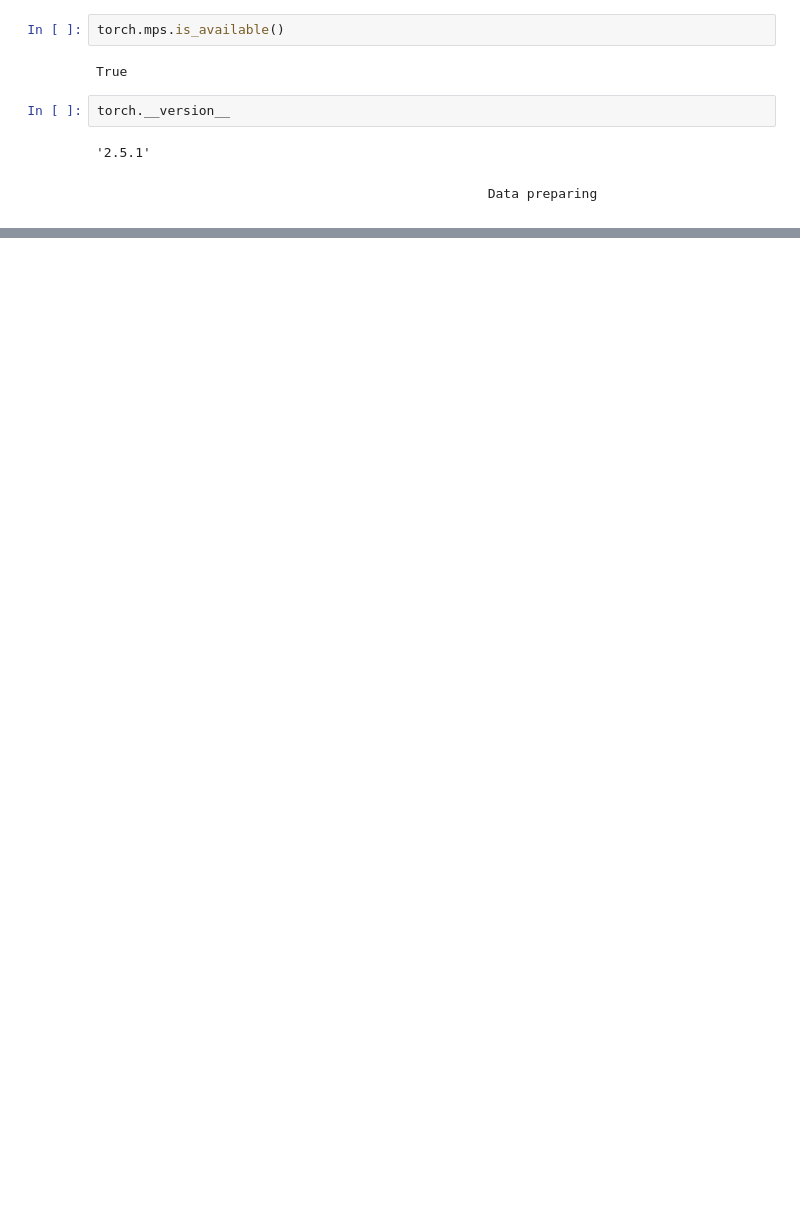
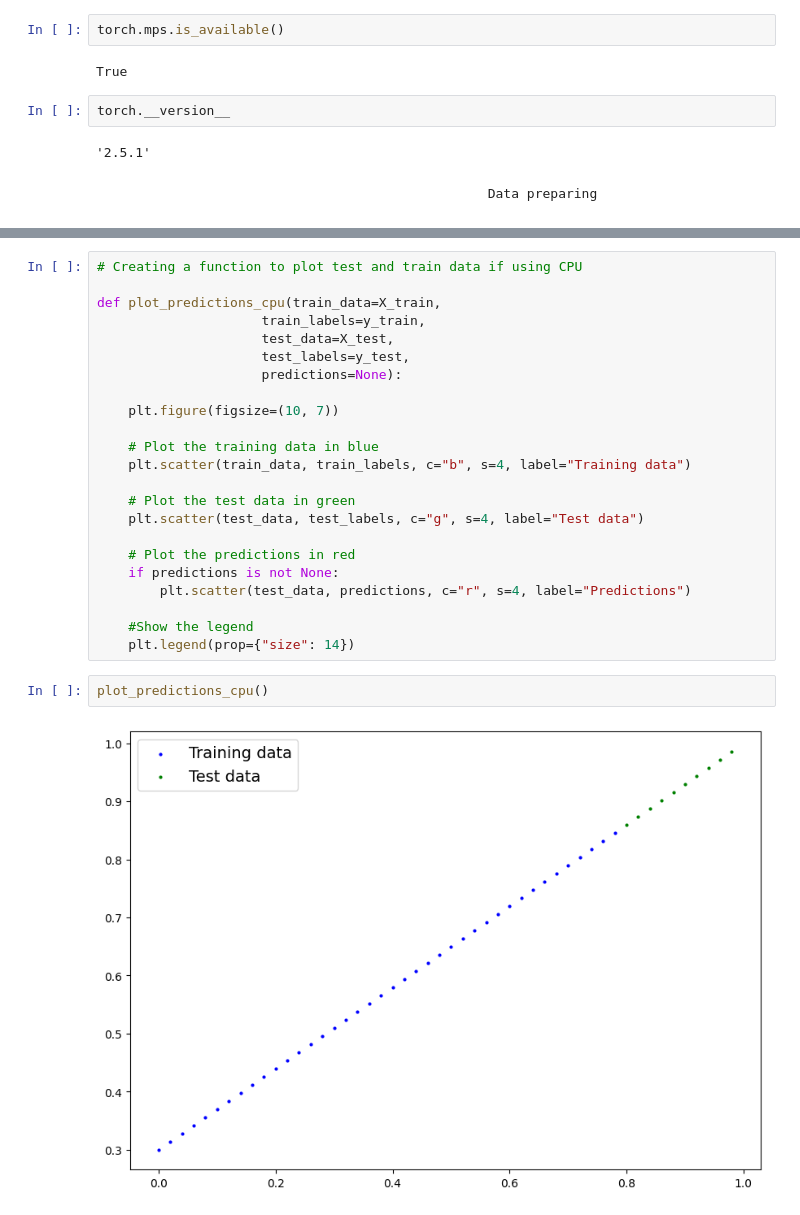
Before and after one commit to dkonuk/pytorch, a Jupyter notebook: Pytorch_deep_learning/01_pytorch_workflow.ipynb, the cells around one changed output, grey strips where cells are left out. Cells and saved outputs as stored; diff of their text form; blank space fills up the shorter version.

```diff
--- a/Pytorch_deep_learning/01_pytorch_workflow.ipynb
+++ b/Pytorch_deep_learning/01_pytorch_workflow.ipynb
@@ -104,0 +85,27 @@ len(X_train), len(y_train), len(X_test), len(y_test)
+# %%
+# Creating a function to plot test and train data if using CPU
+
+def plot_predictions_cpu(train_data=X_train,
+                     train_labels=y_train,
+                     test_data=X_test,
+                     test_labels=y_test,
+                     predictions=None):
+
+    plt.figure(figsize=(10, 7))
+
+    # Plot the training data in blue
+    plt.scatter(train_data, train_labels, c="b", s=4, label="Training data")
+
+    # Plot the test data in green
+    plt.scatter(test_data, test_labels, c="g", s=4, label="Test data")
+
+    # Plot the predictions in red
+    if predictions is not None:
+        plt.scatter(test_data, predictions, c="r", s=4, label="Predictions")
+
+    #Show the legend
+    plt.legend(prop={"size": 14})
+# %%
+plot_predictions_cpu()
+# %% [output]
+[figure, added]
```
Also changed, not shown: parts of 16 cells of this notebook, 1 other file.
